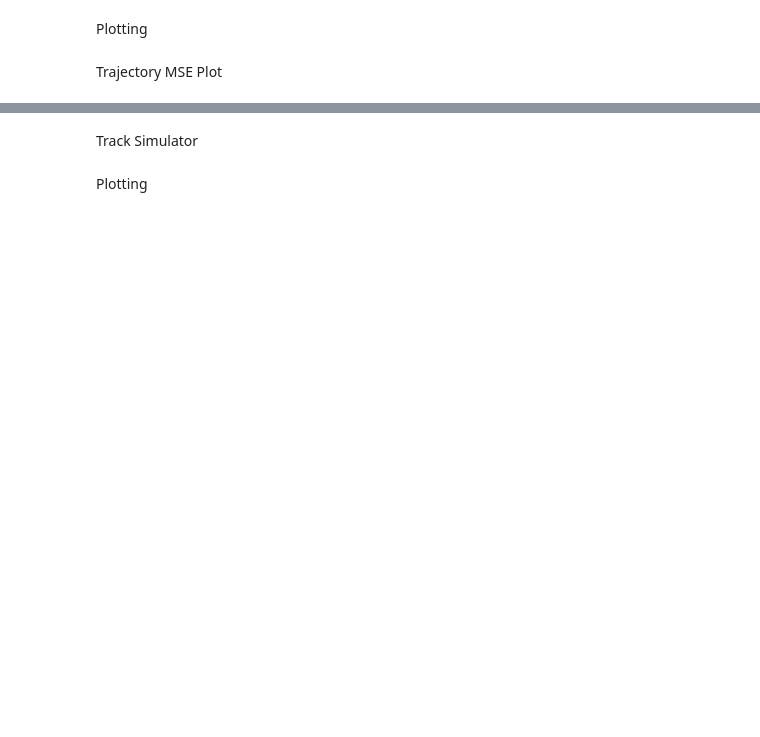
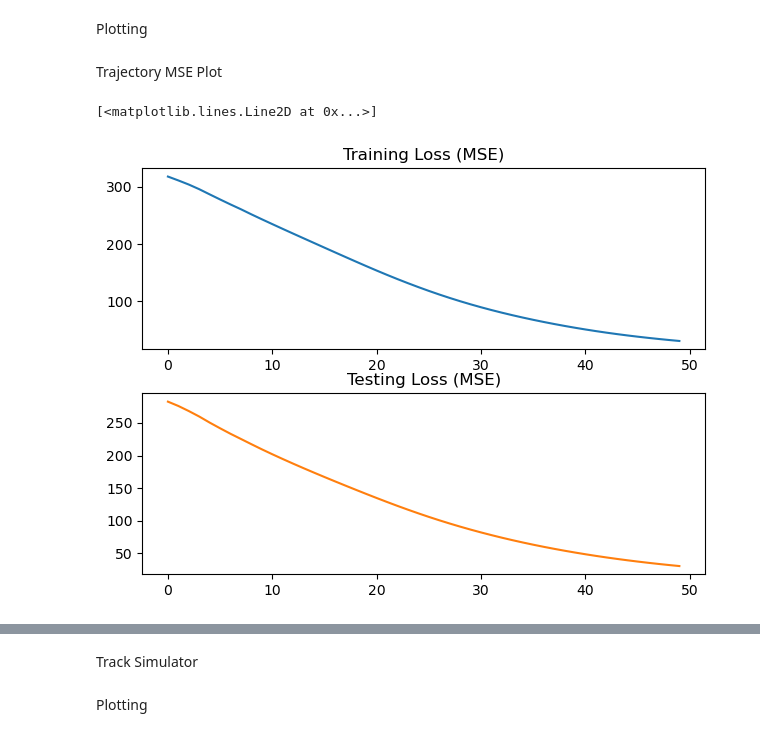
Before and after one commit to 0sm1um/Neural-Network-Simulation, a Jupyter notebook: Dataset Generation/range_bearing_simulation.ipynb, the cells around one changed output, grey strips where cells are left out. Drawn from its saved outputs; the diff is of its cells as text; code cells hidden in the pictures; blank space fills up the shorter version.

```diff
--- a/Dataset Generation/range_bearing_simulation.ipynb
+++ b/Dataset Generation/range_bearing_simulation.ipynb
@@ -298,7 +300,7 @@ class dataset_composer():
 # %%
 # Position, Velocity, Position, Velocity
-state_range_min = np.array([-25, -2, -25, -2])
-state_range_max = np.array([25, 2, 25, 2])
+state_range_min = np.array([-15, -2, -15, -2])
+state_range_max = np.array([15, 2, 15, 2])
 
 # Add some sort of miniumum speed
 
@@ -306,7 +308,8 @@ meas_range_min = np.array([0, 0])
 meas_range_max = np.array([0, 0])
 
 # Randomization for process noise
-process_noise_coefficients = [0.005, 0.05, 0.5]
+#process_noise_coefficients = [0.005, 0.05, 0.5]
+process_noise_coefficients = [0.05]
 
 nonlinear_simulator = simulator(transition_model=transition_model,
                       measurement_model=measurement_model,
@@ -321,9 +324,12 @@ testing_dataset =  dataset_2D_bearing_range(dataset = None, ground_truth = groun
 #training_dataset_len = 1000000 #  1,000,000
 training_dataset_len = 100000 #  100,000
 #training_dataset_len = 10000
-testing_ratio = 0.25
+testing_ratio = 0.15
 
-dataset_composer = dataset_composer([nonlinear_simulator], testing_dataset, training_dataset)
+batch_size = 128
+num_workers = 0
+
+dataset_composer = dataset_composer([nonlinear_simulator], testing_dataset, training_dataset, batch_size = batch_size, num_workers = num_workers)
 
 #trainloader, testloader = dataset_composer.simulate_trajectories(training_dataset_len, testing_ratio)
 #dataset_composer.output_to_file('training_data','testing_data')
@@ -358,22 +416,28 @@ model = BiDirectionalRNN(input_size, hidden_size, output_size, nonlinearity, num
 # %%
 criterion = nn.MSELoss()
 learning_rate = 0.00005;
-weight_decay = 0.005 #L2 Regularization Factor
+weight_decay = 0.000 #L2 Regularization Factor
 optimizer = torch.optim.Adam(model.parameters(),lr=learning_rate, weight_decay = weight_decay)
 # %%
 n_epochs = 50
 RNN_hidden = torch.zeros((2, tMax, hidden_size),device=device)
 
-training_loss = torch.zeros(len(trainloader))
-testing_loss = torch.zeros(len(testloader))
-training_loss_epoch = torch.zeros(n_epochs)
-testing_loss_epoch = torch.zeros(n_epochs)
+LSTM_hidden = torch.zeros((1, tMax, hidden_size),device=device)
+LSTM_cell = torch.zeros((1, tMax, hidden_size),device=device)
+
+training_loss = torch.zeros(len(trainloader),device=device)
+testing_loss = torch.zeros(len(testloader),device=device)
+training_loss_epoch = torch.zeros(n_epochs,device=device)
+testing_loss_epoch = torch.zeros(n_epochs,device=device)
 testing_MSE = torch.zeros(1, tMax, output_size, device=device)
+
 for i in range(n_epochs):
     for j, data in enumerate(trainloader):
         inputs, labels = data
         optimizer.zero_grad()
-        outputs, encoder_hidden = model(inputs, RNN_hidden.detach())
+        #outputs, encoder_hidden = model(inputs, RNN_hidden.detach())
+        outputs, (LSTM_hidden, LSTM_cell) = model(inputs, LSTM_hidden.detach(), LSTM_cell.detach())
+        #outputs = model(inputs)
         train_loss = criterion(outputs, labels)
         training_loss[j] = train_loss
         train_loss.backward()
@@ -382,12 +446,16 @@ for i in range(n_epochs):
     with (torch.no_grad()):
         for j, data in enumerate(testloader):
             inputs, labels = data
-            outputs, encoder_hidden = model(inputs, RNN_hidden.detach())
+            #outputs, encoder_hidden = model(inputs, RNN_hidden.detach())
+            outputs, (LSTM_hidden, LSTM_cell) = model(inputs, LSTM_hidden.detach(), LSTM_cell.detach())
+            #outputs = model(inputs)
             test_loss = criterion(outputs, labels)
             testing_loss[j] = test_loss
         testing_loss_epoch[i] = torch.mean(testing_loss).item()
 
-    print("Epoch:",i+1, "\nTraining Loss:", training_loss_epoch[i].item(),
+    print("Epoch:",i+1)
+    print("Placeholder",
+          "\nTraining Loss:", training_loss_epoch[i].item(),
           "\nTesting Loss:", testing_loss_epoch[i].item(),
           "\n---------------------------")
 # %% [output]
@@ -449,12 +483,15 @@ RNN_combined_plot[1].figure.set_figheight(height) # 6.4
 # %%
 import matplotlib.pyplot as plt
 
 fig, ax = plt.subplots(2,1)
 
 x = range(n_epochs)
 
 ax[0].set_title("Training Loss (MSE)")
-ax[0].plot(x, training_loss_epoch,color="C0")
+ax[0].plot(x, training_loss_epoch.cpu().numpy(),color="C0")
 fig.tight_layout()
 ax[1].set_title("Testing Loss (MSE)")
-ax[1].plot(x, testing_loss_epoch,color="C1")
+ax[1].plot(x, testing_loss_epoch.cpu().numpy(),color="C1")
+# %% [output]
+[<matplotlib.lines.Line2D at 0x...>]
+[figure, added]
```
Also changed, not shown: parts of 11 cells of this notebook, 4 other files.
